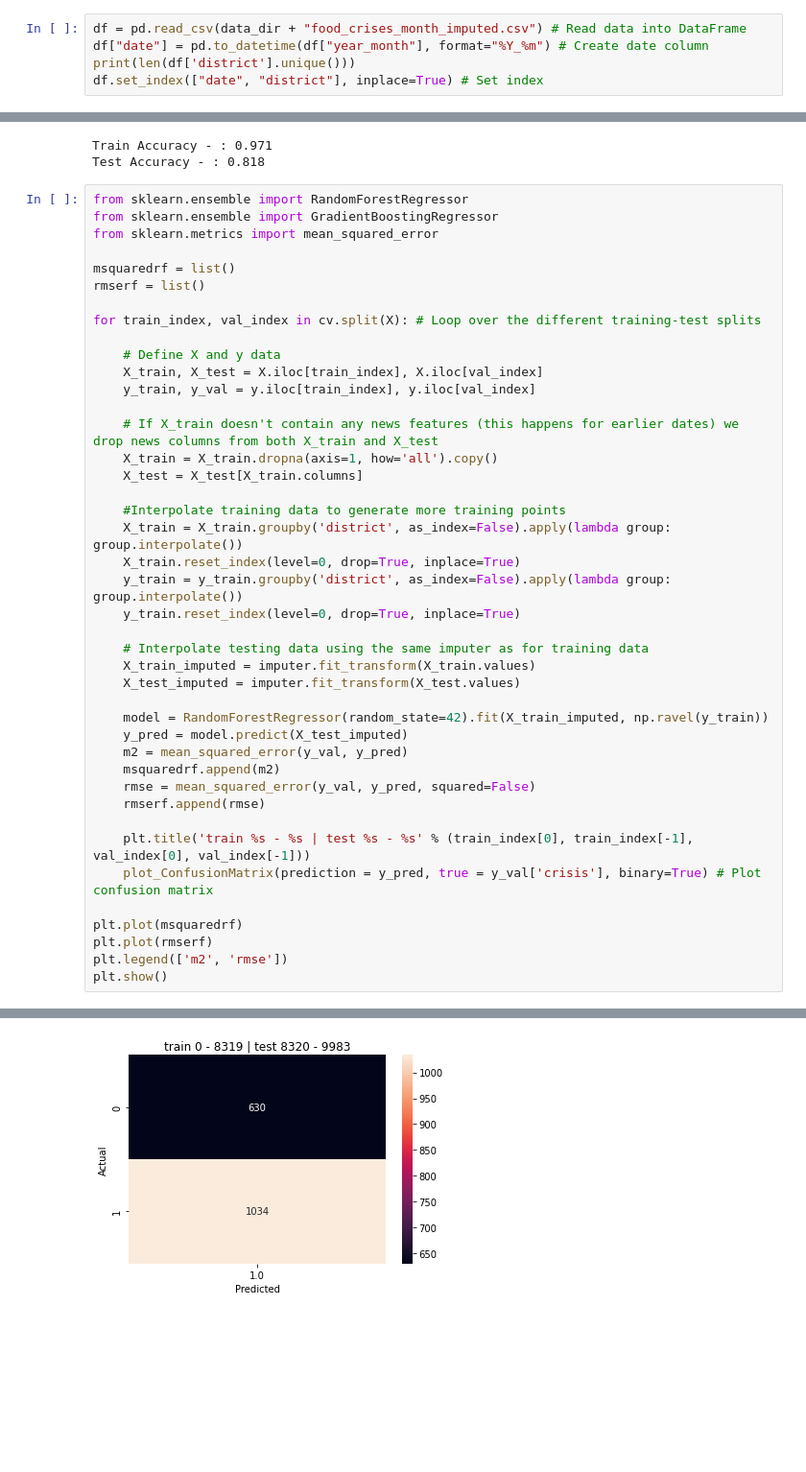
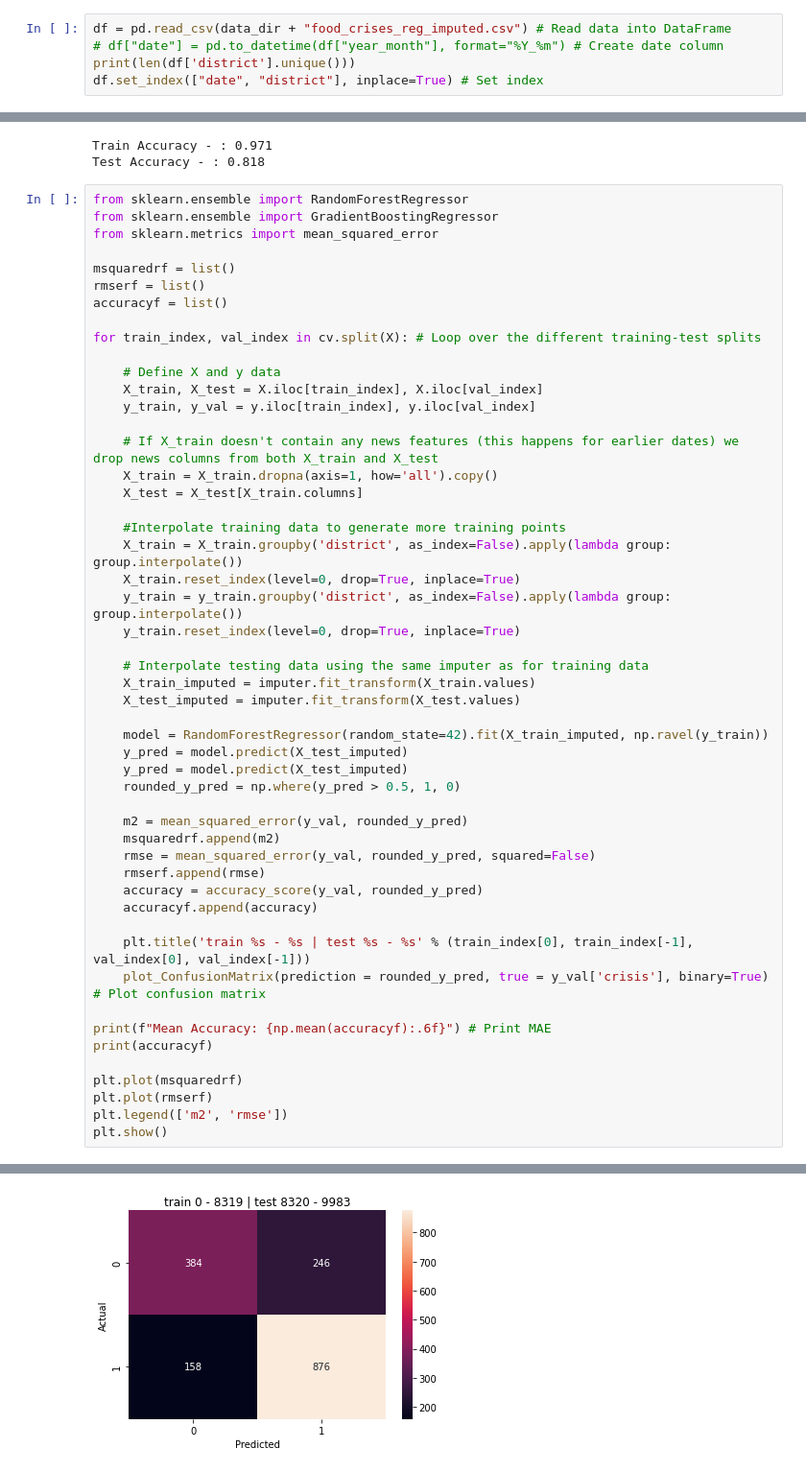
Before and after one commit to jdobladez/JBG060-group9, a Jupyter notebook: RandomForestClassifier.ipynb, the cells around one changed output, grey strips where cells are left out. Shown at 96% size. Saved outputs shown, nothing was run; the diff lists cells and outputs as text; blank space fills up the shorter version.

Commit message:
uses isha's csv for  3 models and added bcle.

```diff
--- a/RandomForestClassifier.ipynb
+++ b/RandomForestClassifier.ipynb
@@ -16,8 +16,8 @@ import statsmodels.api as sm
 
 data_dir = "data/" # Define data path
 # %%
-df = pd.read_csv(data_dir + "food_crises_month_imputed.csv") # Read data into DataFrame
-df["date"] = pd.to_datetime(df["year_month"], format="%Y_%m") # Create date column
+df = pd.read_csv(data_dir + "food_crises_reg_imputed.csv") # Read data into DataFrame
+# df["date"] = pd.to_datetime(df["year_month"], format="%Y_%m") # Create date column
 print(len(df['district'].unique()))
 df.set_index(["date", "district"], inplace=True) # Set index
 # %% [output]
@@ -394,6 +410,7 @@ from sklearn.metrics import mean_squared_error
 
 msquaredrf = list()
 rmserf = list()
+accuracyf = list()
 
 for train_index, val_index in cv.split(X): # Loop over the different training-test splits
 
@@ -417,13 +434,21 @@ for train_index, val_index in cv.split(X): # Loop over the different training-te
 
     model = RandomForestRegressor(random_state=42).fit(X_train_imputed, np.ravel(y_train))
     y_pred = model.predict(X_test_imputed)
-    m2 = mean_squared_error(y_val, y_pred)
+    y_pred = model.predict(X_test_imputed)
+    rounded_y_pred = np.where(y_pred > 0.5, 1, 0)
+
+    m2 = mean_squared_error(y_val, rounded_y_pred)
     msquaredrf.append(m2)
-    rmse = mean_squared_error(y_val, y_pred, squared=False)
+    rmse = mean_squared_error(y_val, rounded_y_pred, squared=False)
     rmserf.append(rmse)
+    accuracy = accuracy_score(y_val, rounded_y_pred)
+    accuracyf.append(accuracy)
 
     plt.title('train %s - %s | test %s - %s' % (train_index[0], train_index[-1], val_index[0], val_index[-1]))
-    plot_ConfusionMatrix(prediction = y_pred, true = y_val['crisis'], binary=True) # Plot confusion matrix
+    plot_ConfusionMatrix(prediction = rounded_y_pred, true = y_val['crisis'], binary=True) # Plot confusion matrix
+
+print(f"Mean Accuracy: {np.mean(accuracyf):.6f}") # Print MAE
+print(accuracyf)
 
 plt.plot(msquaredrf)
 plt.plot(rmserf)
@@ -453 +484 @@ Iteration: 3
-[figure, old version]
+[figure, new version]
```
Also changed, not shown: parts of 9 cells of this notebook.
